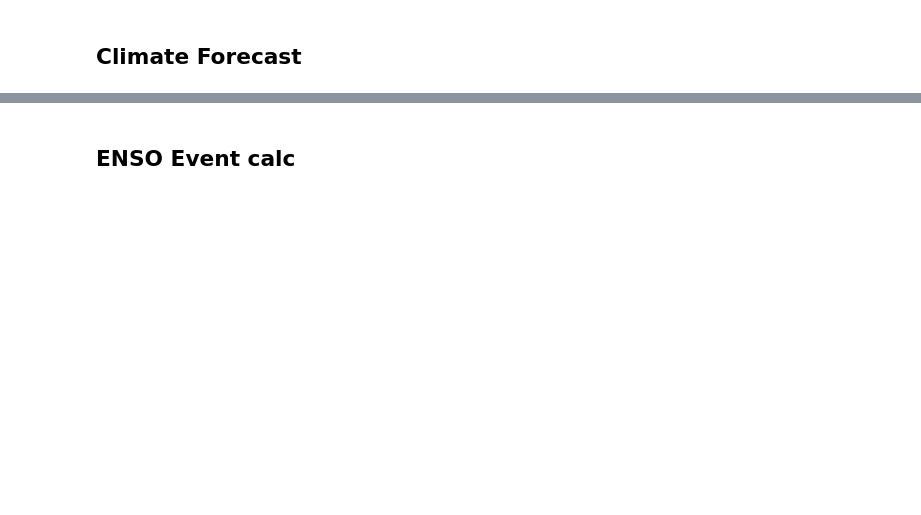
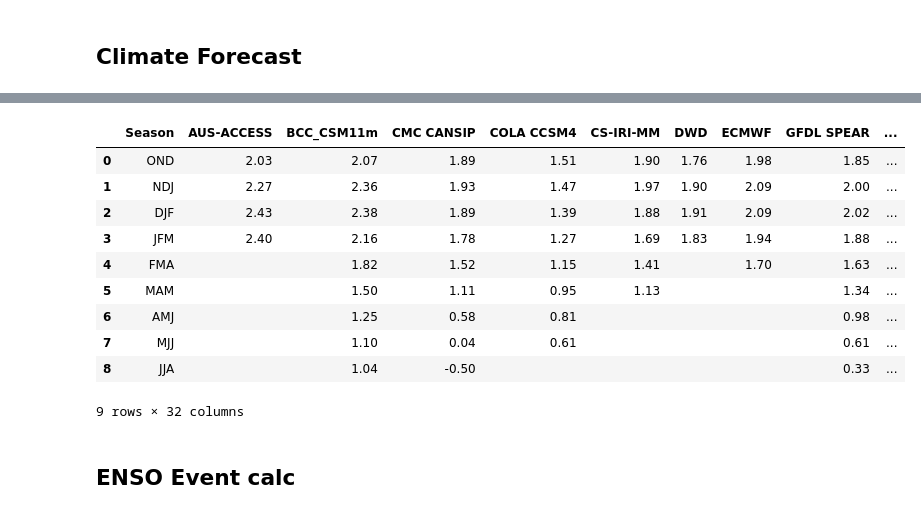
Before and after one commit to cnmetlab/Maesters-of-CLIM, a Jupyter notebook: example/climate_index.ipynb, the cells around one changed output, grey strips where cells are left out. Cells and saved outputs as stored; diff of their text form; code cells hidden in the pictures; blank space fills up the shorter version.

```diff
--- a/example/climate_index.ipynb
+++ b/example/climate_index.ipynb
@@ -47,3 +50,17 @@ cpcdf
+# %%
+detaildf
+# %% [output]
+|  | Season | AUS-ACCESS | BCC_CSM11m | CMC CANSIP | COLA CCSM4 | CS-IRI-MM | DWD | ECMWF | GFDL SPEAR | ... |
+| 0 | OND | 2.03 | 2.07 | 1.89 | 1.51 | 1.90 | 1.76 | 1.98 | 1.85 | ... |
+| 1 | NDJ | 2.27 | 2.36 | 1.93 | 1.47 | 1.97 | 1.90 | 2.09 | 2.00 | ... |
+| 2 | DJF | 2.43 | 2.38 | 1.89 | 1.39 | 1.88 | 1.91 | 2.09 | 2.02 | ... |
+| 3 | JFM | 2.40 | 2.16 | 1.78 | 1.27 | 1.69 | 1.83 | 1.94 | 1.88 | ... |
+| 4 | FMA |  | 1.82 | 1.52 | 1.15 | 1.41 |  | 1.70 | 1.63 | ... |
+| 5 | MAM |  | 1.50 | 1.11 | 0.95 | 1.13 |  |  | 1.34 | ... |
+| 6 | AMJ |  | 1.25 | 0.58 | 0.81 |  |  |  | 0.98 | ... |
+| 7 | MJJ |  | 1.10 | 0.04 | 0.61 |  |  |  | 0.61 | ... |
+| 8 | JJA |  | 1.04 | -0.50 |  |  |  |  | 0.33 | ... |
+9 rows × 32 columns
 # %% [markdown]
 ## ENSO Event calc
 # %%
```
Also changed, not shown: parts of 6 cells of this notebook, 4 other files.
